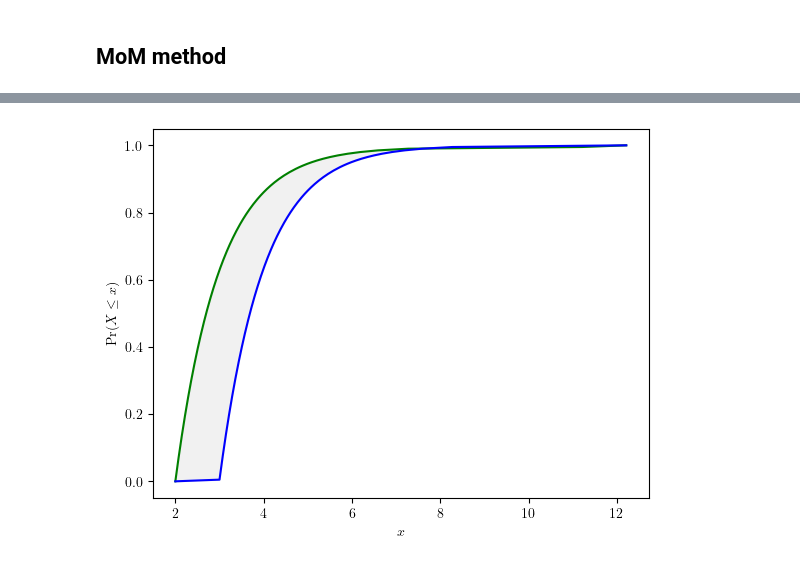
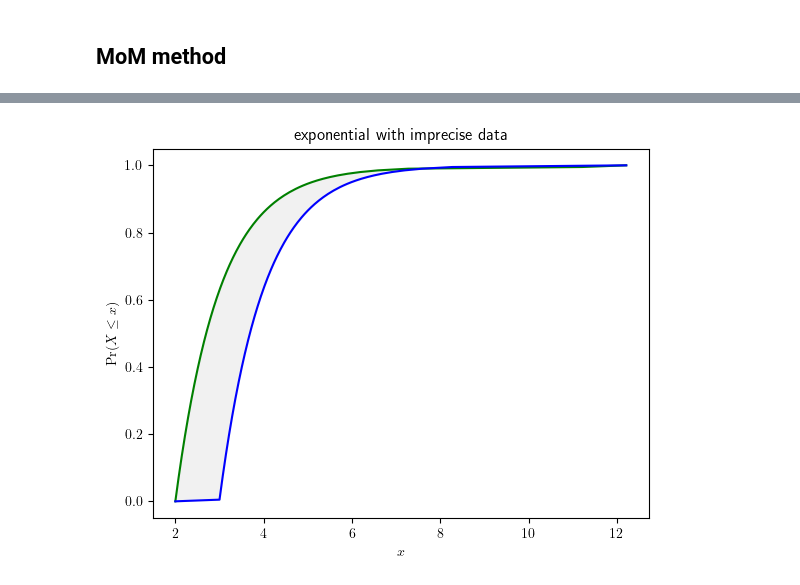
Before and after one commit to leslieDLcy/PyUncertainNumber, a Jupyter notebook: _personal/unglorfied_tests/sta_inf/Test_sta_inf.ipynb, the cells around one changed output, grey strips where cells are left out. Saved outputs shown, nothing was run; the diff lists cells and outputs as text; code cells hidden in the pictures.

```diff
--- a/_personal/unglorfied_tests/sta_inf/Test_sta_inf.ipynb
+++ b/_personal/unglorfied_tests/sta_inf/Test_sta_inf.ipynb
@@ -79,7 +82,7 @@ _ = mle_expon.display(style='band')
 # %%
 mom_expon = MMexponential(x)
 # %%
-_ = mom_expon.display(style='band')
+_ = mom_expon.display(style='band', title='exponential with imprecise data')
 # %% [output]
 [interactive output not drawn]
-[figure, old version]
+[figure, new version]
```
Also changed, not shown: parts of 3 cells of this notebook, 2 other files.
